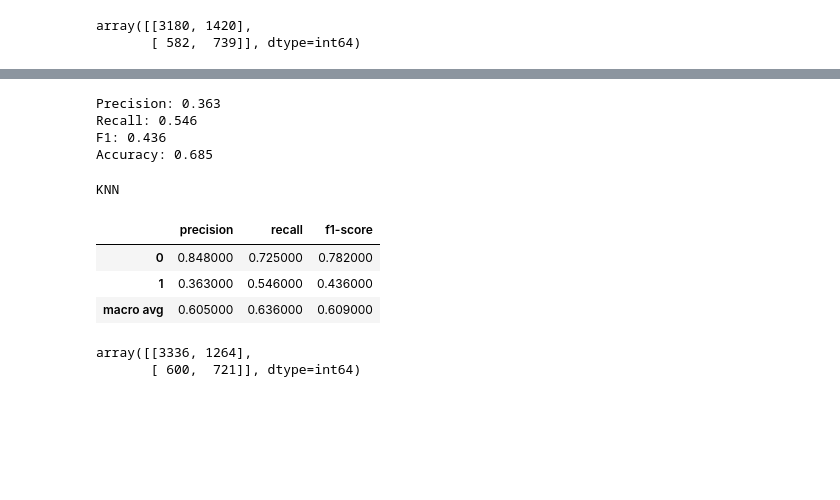
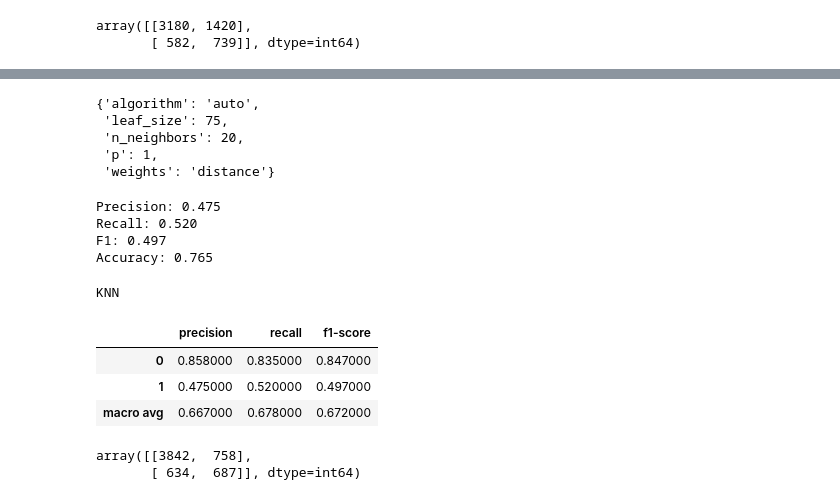
Before and after one commit to faizaj0/Credit-Card-Default-Prediction, a Jupyter notebook: default_credit.ipynb, the cells around one changed output, grey strips where cells are left out. Saved outputs shown, nothing was run; the diff lists cells and outputs as text; code cells hidden in the pictures; blank space fills up the shorter version.

```diff
--- a/default_credit.ipynb
+++ b/default_credit.ipynb
@@ -682,7 +682,7 @@ leaf_size_values = [10,20,30,40,50,75,100]
 p_values = [1,2]
 
 tuned_parameters = [
-    {"n_neighbors":n_neighbors_values,"algorithm":['auto'],"weights":['distance'],"leaf_size":[50],"p":[1]}
+    {"n_neighbors":n_neighbors_values,"algorithm":['auto'],"weights":['distance'],"leaf_size":leaf_size_values,"p":[1]}
 
 ]
 
@@ -718,32 +728,40 @@ plt.show()
+# %%
+grid_search_knn.best_params_
+# %% [output]
+{'algorithm': 'auto',
+ 'leaf_size': 75,
+ 'n_neighbors': 20,
+ 'p': 1,
+ 'weights': 'distance'}
 # %%
 ### Train PCA DATA AND SMOTE using GRID SEARCH
 
 # Train the KNN model
-model = KNeighborsClassifier(n_neighbors=7,leaf_size=50,weights='distance',p=1)
+model = KNeighborsClassifier(n_neighbors=1000,leaf_size=75,weights='distance',p=1)
 model.fit(X_res, Y_res)
 
 # Make predictions on the testing data
 Y_pred = model.predict(PCA_test)
 
 # Evaluate the model's accuracy
 print('Precision: %.3f' % precision_score(Y_test, Y_pred))
 print('Recall: %.3f' % recall_score(Y_test, Y_pred))
 print('F1: %.3f' % f1_score(Y_test, Y_pred))
 print('Accuracy: %.3f' % accuracy_score(Y_test, Y_pred))
 
 # display("KNN")
 KNN_CHART = pd.DataFrame(classification_report(Y_test, Y_pred, output_dict=True)).transpose().round(3).loc[["0", "1", "macro avg"], ["precision", "recall", "f1-score"]]
 display(KNN_CHART.style.set_caption("KNN"))
 display(confusion_matrix(Y_test, Y_pred))
 # %% [output]
-Precision: 0.363
-Recall: 0.546
-F1: 0.436
-Accuracy: 0.685
+Precision: 0.475
+Recall: 0.520
+F1: 0.497
+Accuracy: 0.765
 KNN
 |  | precision | recall | f1-score |
-| 0 | 0.848000 | 0.725000 | 0.782000 |
-| 1 | 0.363000 | 0.546000 | 0.436000 |
-| macro avg | 0.605000 | 0.636000 | 0.609000 |
+| 0 | 0.858000 | 0.835000 | 0.847000 |
+| 1 | 0.475000 | 0.520000 | 0.497000 |
+| macro avg | 0.667000 | 0.678000 | 0.672000 |
-array([[3336, 1264],
-       [ 600,  721]], dtype=int64)
+array([[3842,  758],
+       [ 634,  687]], dtype=int64)
```
Also changed, not shown: parts of 2 cells of this notebook.
